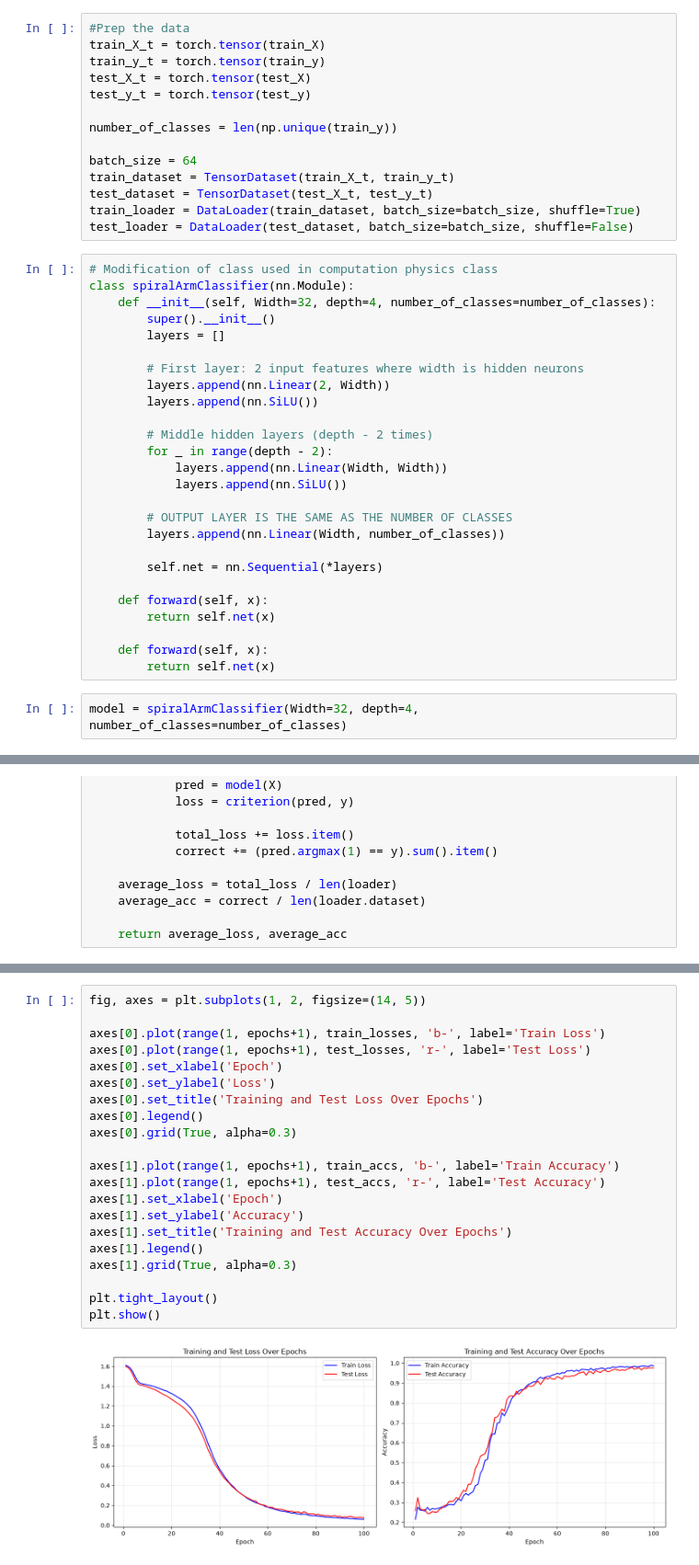
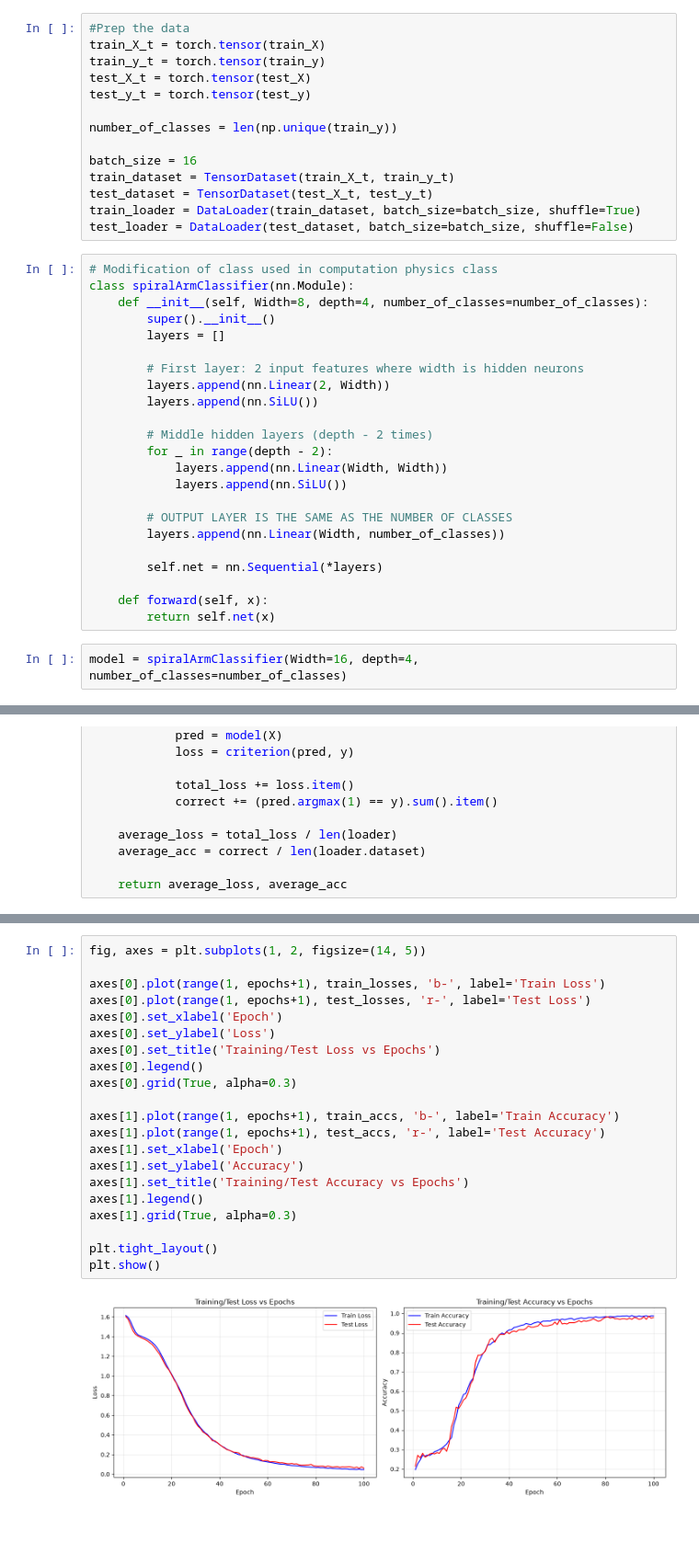
Before and after one commit to StefanStringer/FinalSemester, a Jupyter notebook: Deep Learning/Assignments/Assignment 1/_au712592.ipynb, the cells around one changed output, grey strips where cells are left out. Shown at 92% size. Cells and saved outputs as stored; diff of their text form; blank space fills up the shorter version.

```diff
--- a/Deep Learning/Assignments/Assignment 1/_au712592.ipynb
+++ b/Deep Learning/Assignments/Assignment 1/_au712592.ipynb
@@ -261,7 +261,7 @@ test_y_t = torch.tensor(test_y)
 
 number_of_classes = len(np.unique(train_y))
 
-batch_size = 64
+batch_size = 16
 train_dataset = TensorDataset(train_X_t, train_y_t)
 test_dataset = TensorDataset(test_X_t, test_y_t)
 train_loader = DataLoader(train_dataset, batch_size=batch_size, shuffle=True)
@@ -269,7 +269,7 @@ test_loader = DataLoader(test_dataset, batch_size=batch_size, shuffle=False)
 # %%
 # Modification of class used in computation physics class
 class spiralArmClassifier(nn.Module):
-    def __init__(self, Width=32, depth=4, number_of_classes=number_of_classes):
+    def __init__(self, Width=8, depth=4, number_of_classes=number_of_classes):
         super().__init__()
         layers = []
 
@@ -289,11 +289,8 @@ class spiralArmClassifier(nn.Module):
 
     def forward(self, x):
         return self.net(x)
-
-    def forward(self, x):
-        return self.net(x)
 # %%
-model = spiralArmClassifier(Width=32, depth=4, number_of_classes=number_of_classes)
+model = spiralArmClassifier(Width=16, depth=4, number_of_classes=number_of_classes)
 # %%
 #Training part
 criterion = nn.CrossEntropyLoss()
@@ -373,24 +370,24 @@ Epoch 100/100 - Train Loss: 0.0596, Train Acc: 0.9875, Test Loss: 0.0753, Test A
 # %%
 fig, axes = plt.subplots(1, 2, figsize=(14, 5))
 
 axes[0].plot(range(1, epochs+1), train_losses, 'b-', label='Train Loss')
 axes[0].plot(range(1, epochs+1), test_losses, 'r-', label='Test Loss')
 axes[0].set_xlabel('Epoch')
 axes[0].set_ylabel('Loss')
-axes[0].set_title('Training and Test Loss Over Epochs')
+axes[0].set_title('Training/Test Loss vs Epochs')
 axes[0].legend()
 axes[0].grid(True, alpha=0.3)
 
 axes[1].plot(range(1, epochs+1), train_accs, 'b-', label='Train Accuracy')
 axes[1].plot(range(1, epochs+1), test_accs, 'r-', label='Test Accuracy')
 axes[1].set_xlabel('Epoch')
 axes[1].set_ylabel('Accuracy')
-axes[1].set_title('Training and Test Accuracy Over Epochs')
+axes[1].set_title('Training/Test Accuracy vs Epochs')
 axes[1].legend()
 axes[1].grid(True, alpha=0.3)
 
 plt.tight_layout()
 plt.show()
 # %% [output]
-[figure, old version]
+[figure, new version]
 # %%
```
Also changed, not shown: parts of 7 cells of this notebook.
